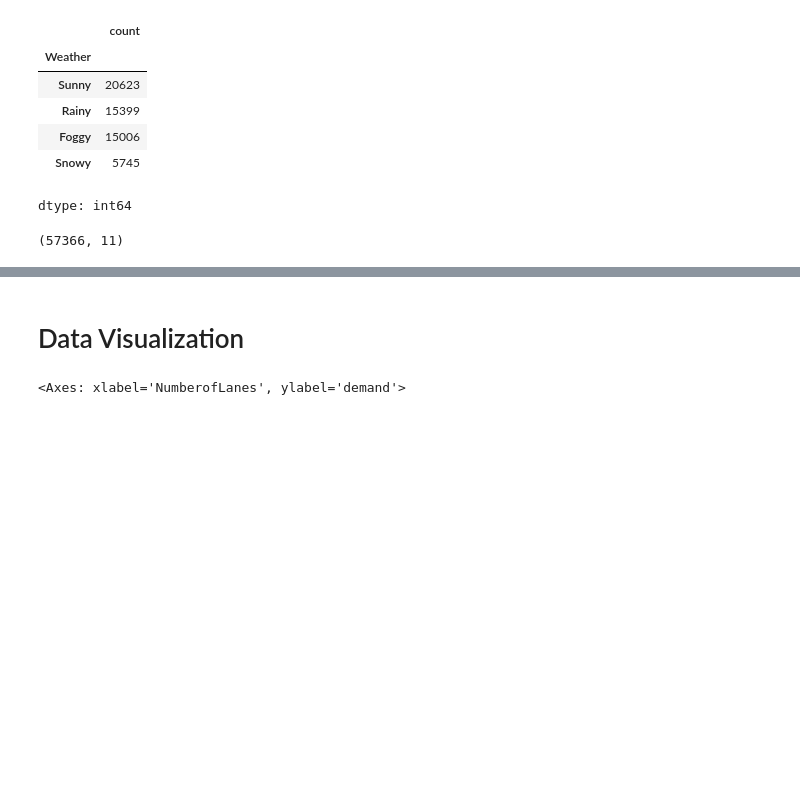
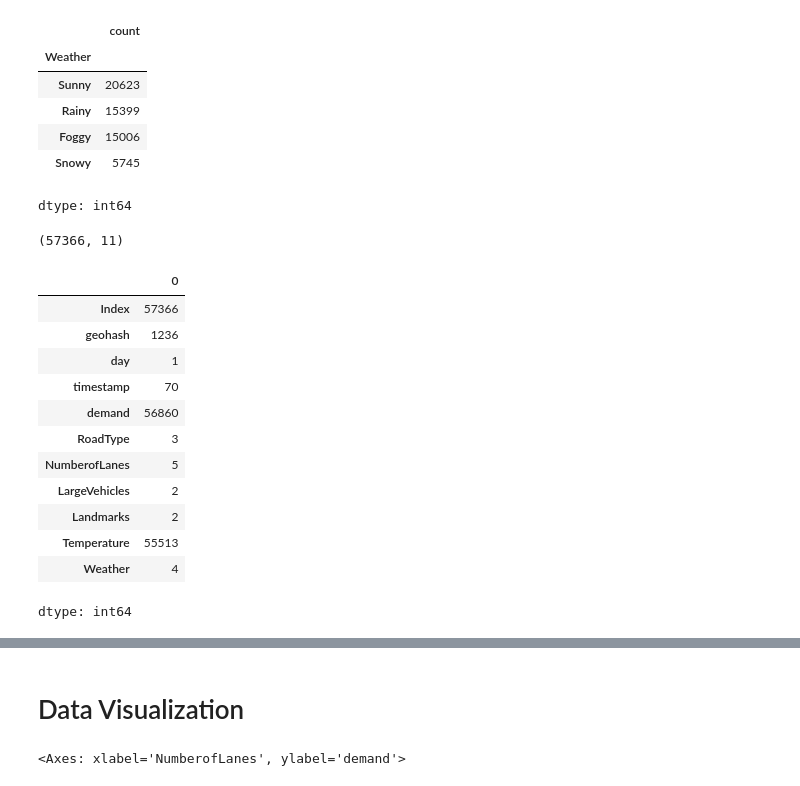
Before and after one commit to Himanshu0518/Traffic-demand-prediction, a Jupyter notebook: notebooks/01_experiment.ipynb, the cells around one changed output, grey strips where cells are left out. Saved outputs shown, nothing was run; the diff lists cells and outputs as text; code cells hidden in the pictures; blank space fills up the shorter version.

```diff
--- a/notebooks/01_experiment.ipynb
+++ b/notebooks/01_experiment.ipynb
@@ -112,0 +75,16 @@ class DateFeatureExtractor(BaseEstimator, TransformerMixin):
+# %%
+df.nunique()
+# %% [output]
+|  | 0 |
+| Index | 57366 |
+| geohash | 1236 |
+| day | 1 |
+| timestamp | 70 |
+| demand | 56860 |
+| RoadType | 3 |
+| NumberofLanes | 5 |
+| LargeVehicles | 2 |
+| Landmarks | 2 |
+| Temperature | 55513 |
+| Weather | 4 |
+dtype: int64
```
Also changed, not shown: parts of 13 cells of this notebook.
